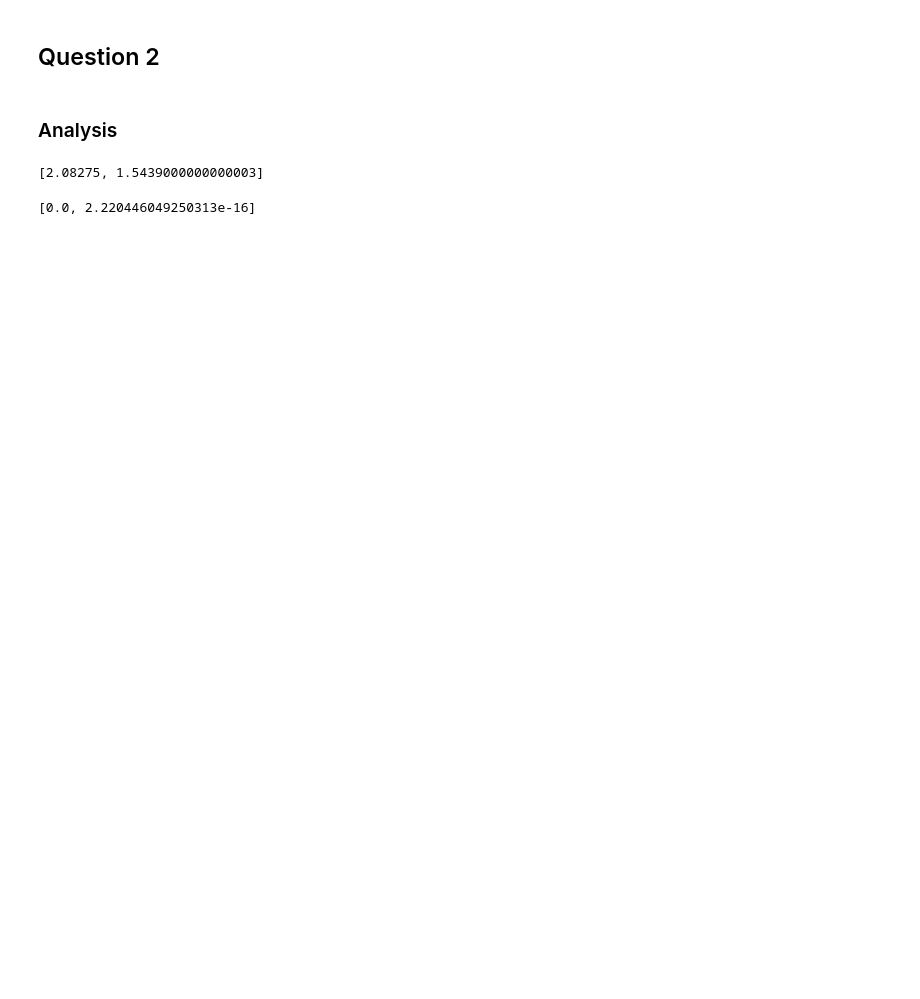
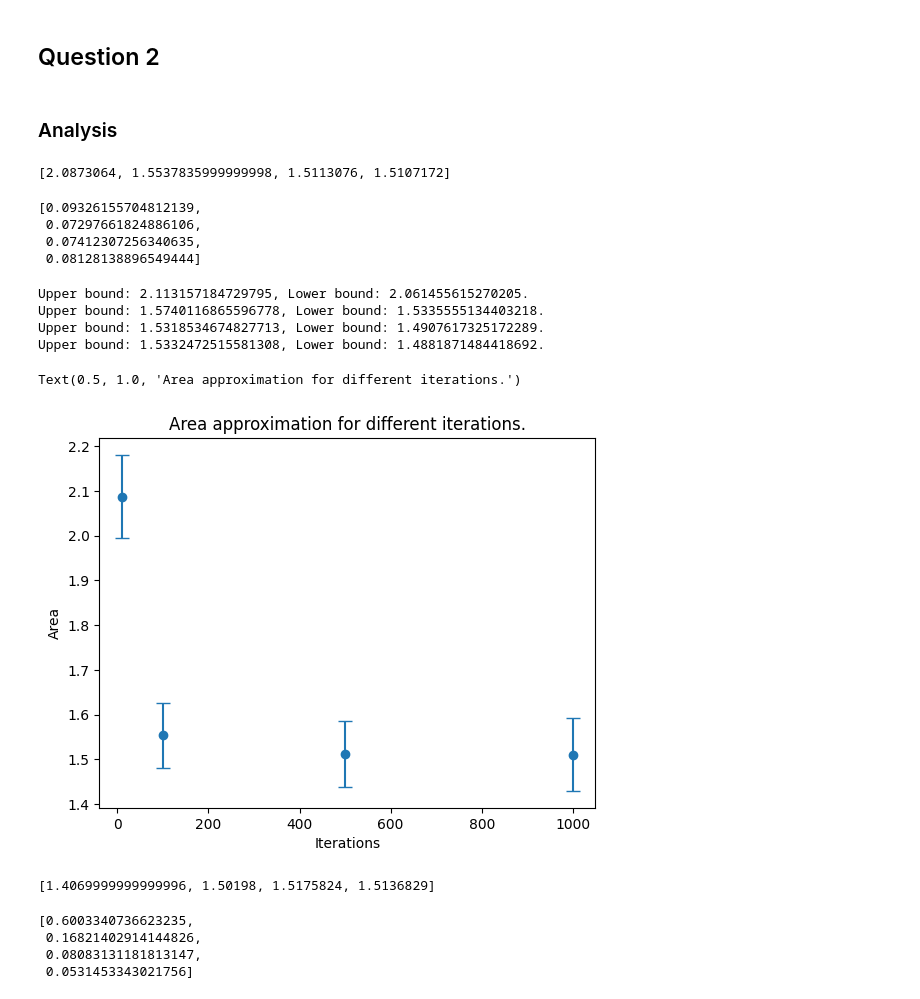
Before and after one commit to sjdronkers/StochSim1, a Jupyter notebook: Analysis.ipynb, the cells around one changed output. Saved outputs shown, nothing was run; the diff lists cells and outputs as text; code cells hidden in the pictures; blank space fills up the shorter version.

```diff
--- a/Analysis.ipynb
+++ b/Analysis.ipynb
@@ -130,11 +132,19 @@ iterations = [10, 100, 500, 1000]
 test_iterations = 10
 # %%
 def normal_random_sample(no_samples):
+    """
+    Function that generates a grid that draws samples using uniform random .
+    """
     x = np.random.uniform(X_MIN, X_MAX, no_samples)
     y = np.random.uniform(Y_MIN, Y_MAX, no_samples)
     return x[np.newaxis,:] + y[:,np.newaxis] * 1j
 # %%
 def test_iterations(no_samples, test_iterations, iterations):
+    """
+    Computes the area of the Mandelbrot set for multiple iterations and returning
+    the mean and standard deviation for each number of iterations.
+    """
+
     mean = list()
     stdev = list()
 
@@ -143,20 +153,42 @@ def test_iterations(no_samples, test_iterations, iterations):
 
         # Calculate the result for every iteration multiple times.
         results = list()
-        plane = normal_random_sample(no_samples)
-        results = [sample_test(plane, i) for j in range(test_iterations)]
+        #plane = normal_random_sample(no_samples)
+        results = [sample_test(normal_random_sample(no_samples), i) for j in range(test_iterations)]
         mean.append(np.mean(results))
         stdev.append(np.std(results))
 
     # Return the mean and standard deviation for every iteration
     return mean, stdev
 # %%
-iter_mean, iter_stdev = test_iterations(500, 10, [10, 100])
+iter_mean, iter_stdev = test_iterations(500, 50, iterations)
 # %%
 iter_mean
 # %% [output]
-[2.08275, 1.5439000000000003]
+[2.0873064, 1.5537835999999998, 1.5113076, 1.5107172]
 # %%
 iter_stdev
 # %% [output]
-[0.0, 2.220446049250313e-16]
+[0.09326155704812139,
+ 0.07297661824886106,
+ 0.07412307256340635,
+ 0.08128138896549444]
+# %%
+n = 50
+for i in range(len(iter_mean)):
+    upper = iter_mean[i] + 1.96 * (iter_stdev[i] / np.sqrt(n))
+    lower = iter_mean[i] - 1.96 * (iter_stdev[i] / np.sqrt(n))
+    print(f'Upper bound: {upper}, Lower bound: {lower}.')
+# %% [output]
+Upper bound: 2.113157184729795, Lower bound: 2.061455615270205.
+Upper bound: 1.5740116865596778, Lower bound: 1.5335555134403218.
+Upper bound: 1.5318534674827713, Lower bound: 1.4907617325172289.
+Upper bound: 1.5332472515581308, Lower bound: 1.4881871484418692.
+# %%
+plt.errorbar(iterations, iter_mean, yerr=iter_stdev, fmt='o', capsize=5, label='Data with Error Bars')
+plt.xlabel('Iterations')
+plt.ylabel('Area')
+plt.title('Area approximation for different iterations.')
+# %% [output]
+Text(0.5, 1.0, 'Area approximation for different iterations.')
+[figure, added]
@@ -162,0 +219,11 @@ iter_stdev
+# %%
+sample_mean
+# %% [output]
+[1.4069999999999996, 1.50198, 1.5175824, 1.5136829]
+# %%
+sample_stdev
+# %% [output]
+[0.6003340736623235,
+ 0.16821402914144826,
+ 0.08083131181813147,
+ 0.0531453343021756]
```
Also changed, not shown: parts of 12 cells of this notebook.
